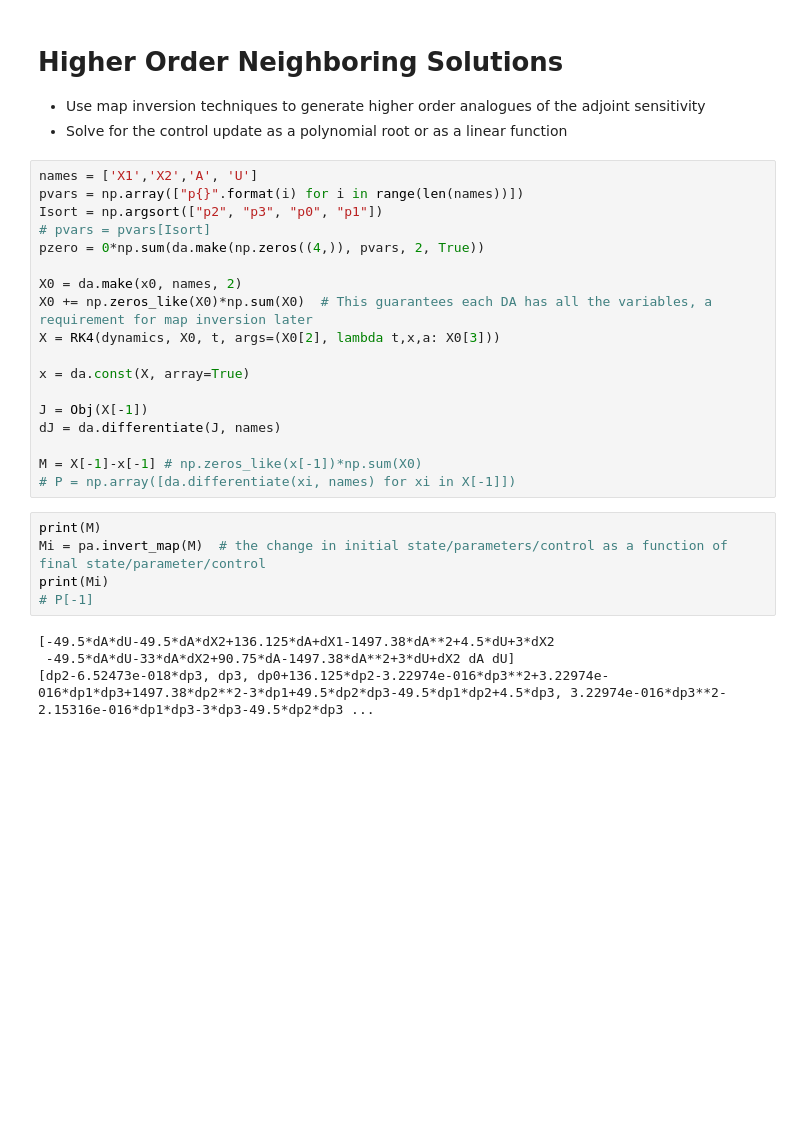
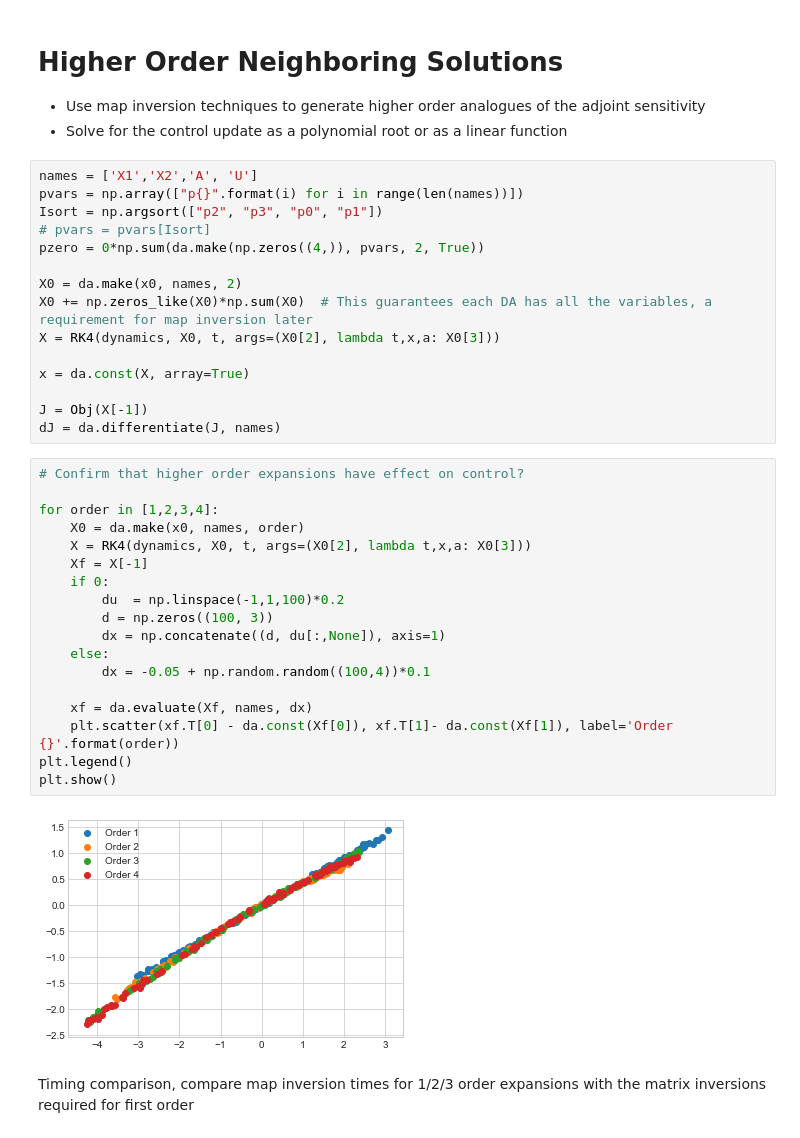
Before and after one commit to CDNoyes/EDL-Py, a Jupyter notebook: Sensitivity.ipynb, the cells around one changed output. Cells and saved outputs as stored; diff of their text form; blank space fills up the shorter version.

```diff
--- a/Sensitivity.ipynb
+++ b/Sensitivity.ipynb
@@ -297,16 +357,26 @@ x = da.const(X, array=True)
 
 J = Obj(X[-1])
 dJ = da.differentiate(J, names)
-
-M = X[-1]-x[-1] # np.zeros_like(x[-1])*np.sum(X0)
-# P = np.array([da.differentiate(xi, names) for xi in X[-1]])
-# %%
-print(M)
-Mi = pa.invert_map(M)  # the change in initial state/parameters/control as a function of final state/parameter/control
-print(Mi)
-# P[-1]
-# %% [output]
-[-49.5*dA*dU-49.5*dA*dX2+136.125*dA+dX1-1497.38*dA**2+4.5*dU+3*dX2
- -49.5*dA*dU-33*dA*dX2+90.75*dA-1497.38*dA**2+3*dU+dX2 dA dU]
-[dp2-6.52473e-018*dp3, dp3, dp0+136.125*dp2-3.22974e-016*dp3**2+3.22974e-016*dp1*dp3+1497.38*dp2**2-3*dp1+49.5*dp2*dp3-49.5*dp1*dp2+4.5*dp3, 3.22974e-016*dp3**2-2.15316e-016*dp1*dp3-3*dp3-49.5*dp2*dp3 ...
+# %%
+# Confirm that higher order expansions have effect on control?
+
+for order in [1,2,3,4]:
+    X0 = da.make(x0, names, order)
+    X = RK4(dynamics, X0, t, args=(X0[2], lambda t,x,a: X0[3]))
+    Xf = X[-1]
+    if 0:
+        du  = np.linspace(-1,1,100)*0.2
+        d = np.zeros((100, 3))
+        dx = np.concatenate((d, du[:,None]), axis=1)
+    else:
+        dx = -0.05 + np.random.random((100,4))*0.1
+
+    xf = da.evaluate(Xf, names, dx)
+    plt.scatter(xf.T[0] - da.const(Xf[0]), xf.T[1]- da.const(Xf[1]), label='Order {}'.format(order))
+plt.legend()
+plt.show()
+# %% [output]
+[figure, added]
+# %% [markdown]
+Timing comparison, compare map inversion times for 1/2/3 order expansions with the matrix inversions required for first order
 # %%
```
Also changed, not shown: parts of 20 cells of this notebook.
